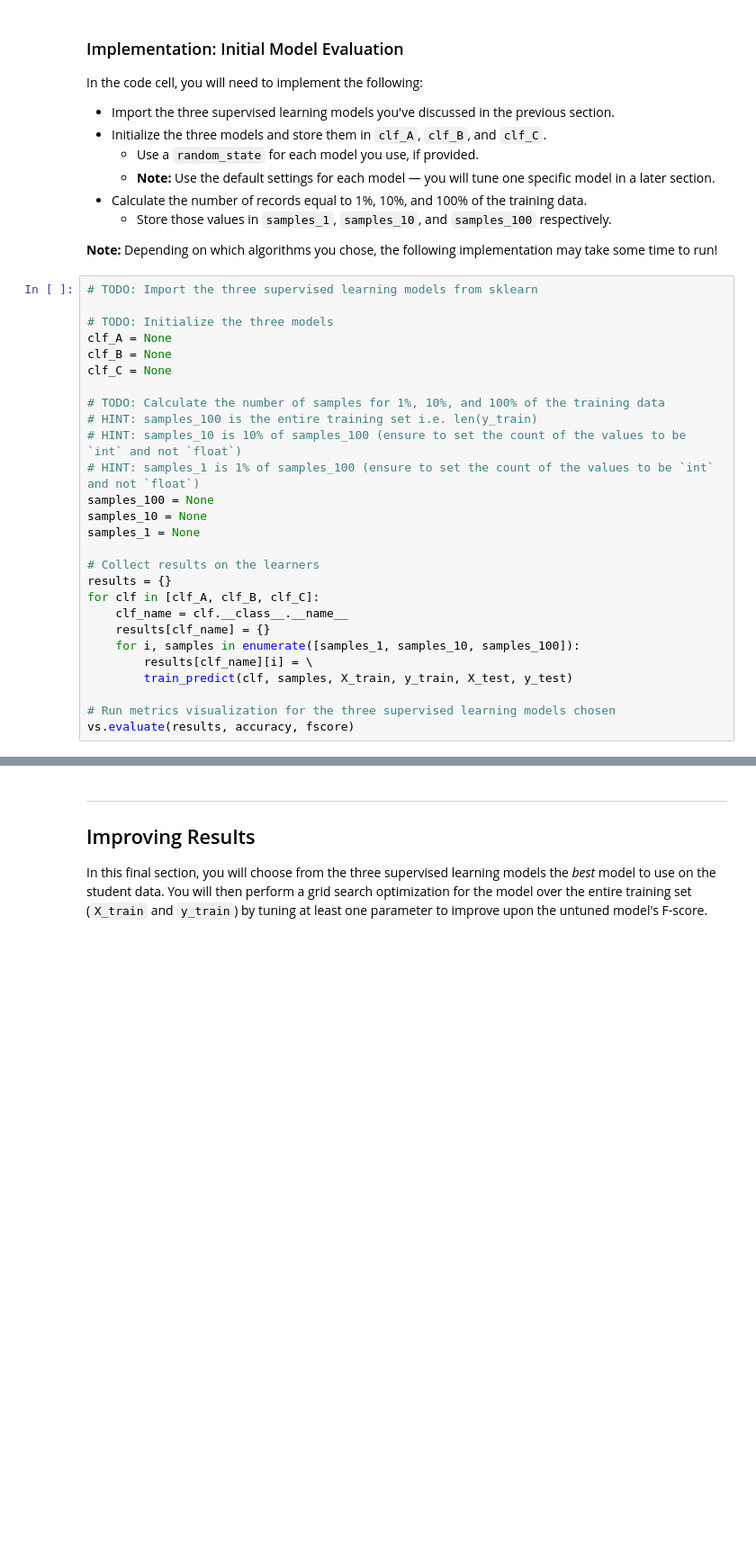
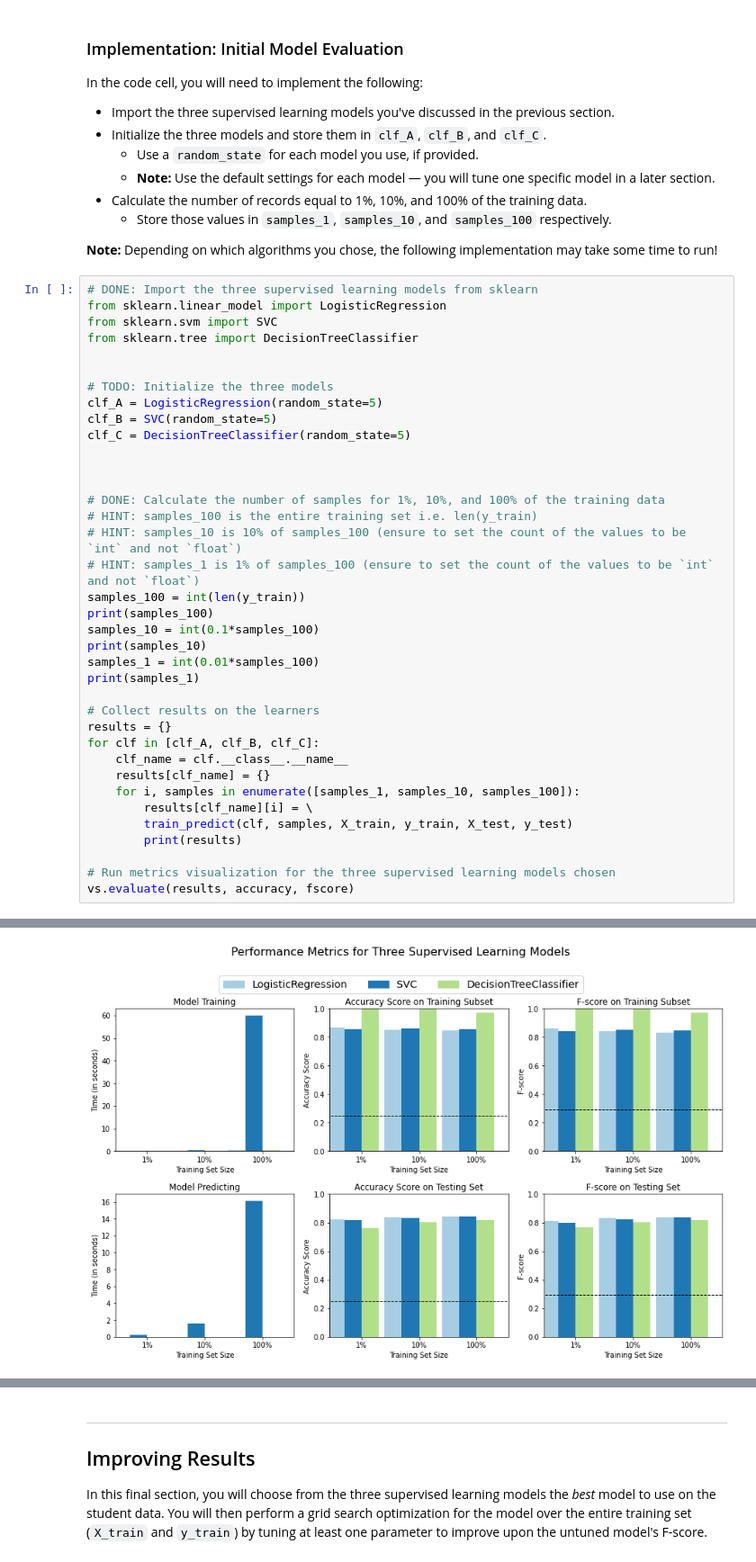
Before and after one commit to mosaique258/udacity_supervised-learning-project, a Jupyter notebook: starter/finding_donors.ipynb, the cells around one changed output, grey strips where cells are left out. Shown: that part at 90% size. Drawn from its saved outputs; the diff is of its cells as text; blank space fills up the shorter version.

Commit message:
Create training and prediction pipeline and evaluate models

```diff
--- a/starter/finding_donors.ipynb
+++ b/starter/finding_donors.ipynb
@@ -373,20 +409,29 @@ In the code cell, you will need to implement the following:
 
 **Note:** Depending on which algorithms you chose, the following implementation may take some time to run!
 # %%
-# TODO: Import the three supervised learning models from sklearn
+# DONE: Import the three supervised learning models from sklearn
+from sklearn.linear_model import LogisticRegression
+from sklearn.svm import SVC
+from sklearn.tree import DecisionTreeClassifier
+
 
 # TODO: Initialize the three models
-clf_A = None
-clf_B = None
-clf_C = None
+clf_A = LogisticRegression(random_state=5)
+clf_B = SVC(random_state=5)
+clf_C = DecisionTreeClassifier(random_state=5)
 
-# TODO: Calculate the number of samples for 1%, 10%, and 100% of the training data
+
+
+# DONE: Calculate the number of samples for 1%, 10%, and 100% of the training data
 # HINT: samples_100 is the entire training set i.e. len(y_train)
 # HINT: samples_10 is 10% of samples_100 (ensure to set the count of the values to be `int` and not `float`)
 # HINT: samples_1 is 1% of samples_100 (ensure to set the count of the values to be `int` and not `float`)
-samples_100 = None
-samples_10 = None
-samples_1 = None
+samples_100 = int(len(y_train))
+print(samples_100)
+samples_10 = int(0.1*samples_100)
+print(samples_10)
+samples_1 = int(0.01*samples_100)
+print(samples_1)
 
 # Collect results on the learners
 results = {}
@@ -396,6 +441,8 @@ for clf in [clf_A, clf_B, clf_C]:
     for i, samples in enumerate([samples_1, samples_10, samples_100]):
         results[clf_name][i] = \
         train_predict(clf, samples, X_train, y_train, X_test, y_test)
+        print(results)
 
 # Run metrics visualization for the three supervised learning models chosen
 vs.evaluate(results, accuracy, fscore)
+# %% [output]
@@ -401,0 +466 @@ vs.evaluate(results, accuracy, fscore)
+[figure, added]
```
Also changed, not shown: parts of 6 cells of this notebook.
